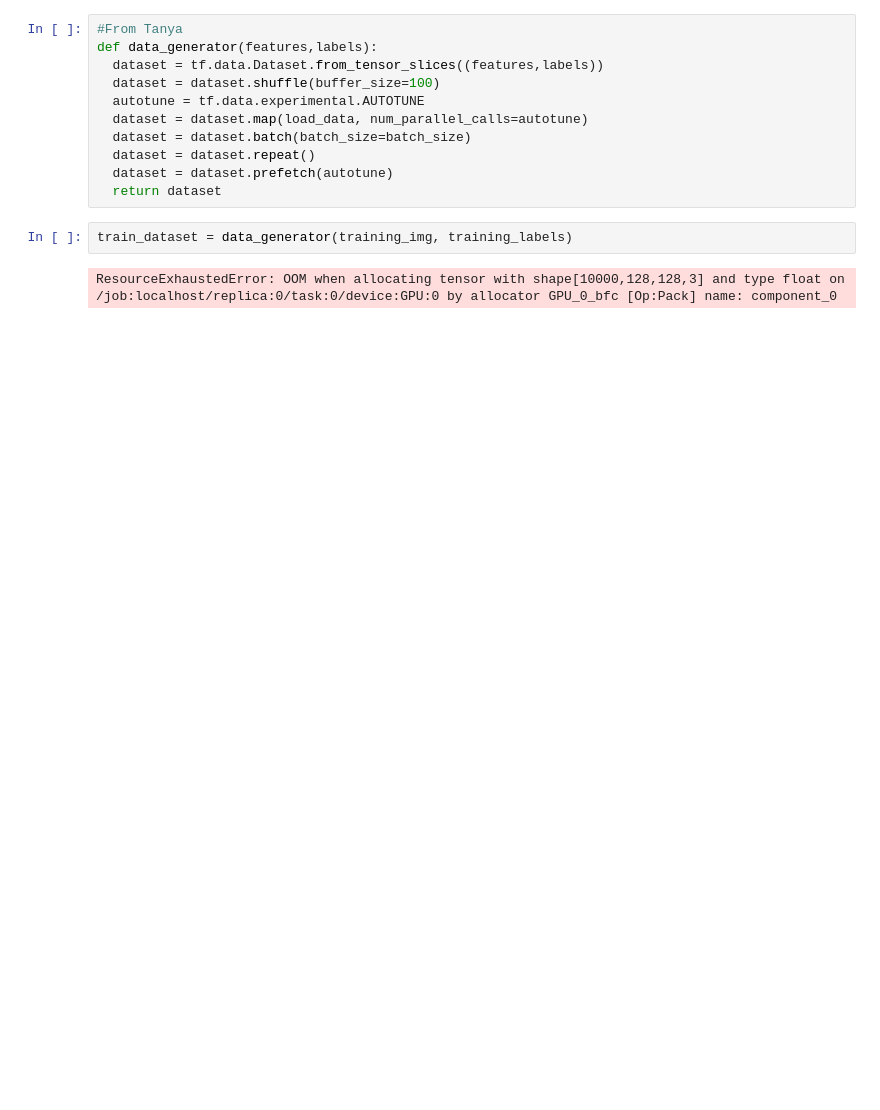
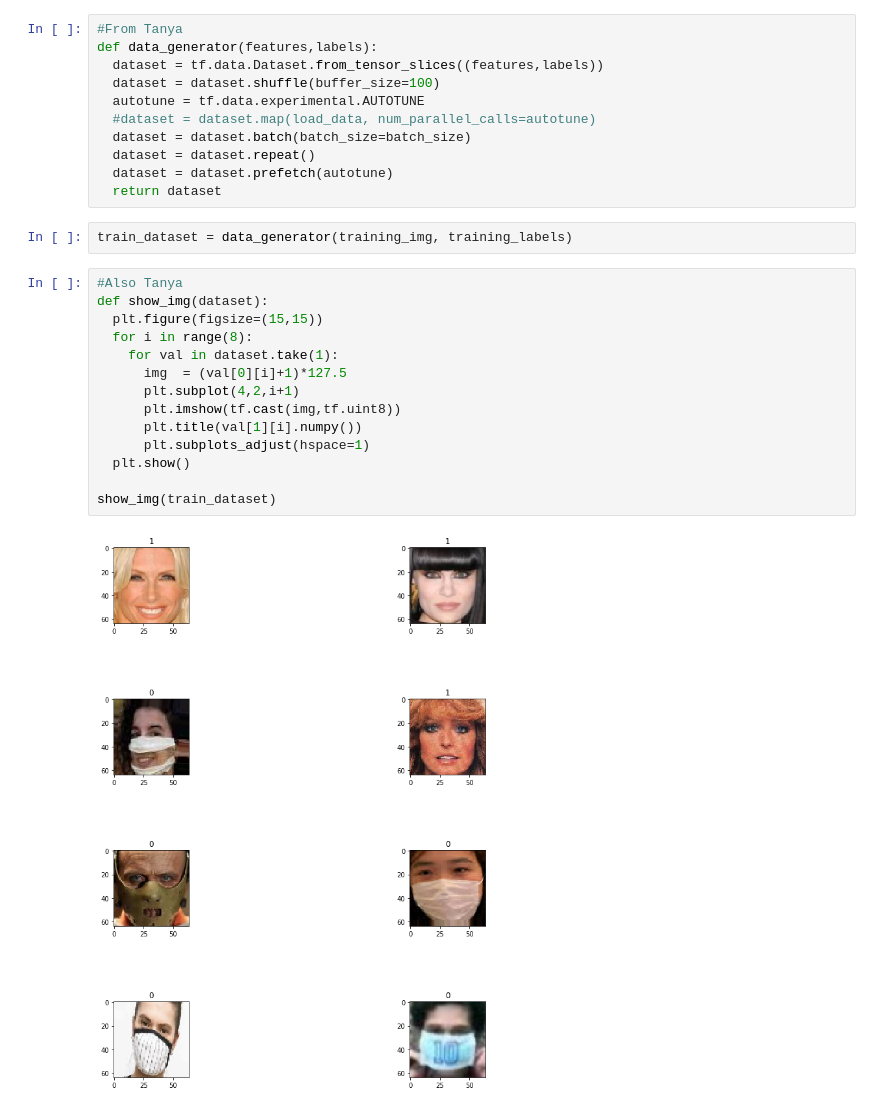
Before and after one commit to cSchubes/371q_mask_detection, a Jupyter notebook: Classifier_Training.ipynb, the cells around one changed output. Drawn from its saved outputs; the diff is of its cells as text; blank space fills up the shorter version.

Commit message:
Fixed shuffling and data loading

```diff
--- a/Classifier_Training.ipynb
+++ b/Classifier_Training.ipynb
@@ -47,12 +56,26 @@ def data_generator(features,labels):
   dataset = tf.data.Dataset.from_tensor_slices((features,labels))
   dataset = dataset.shuffle(buffer_size=100)
   autotune = tf.data.experimental.AUTOTUNE
-  dataset = dataset.map(load_data, num_parallel_calls=autotune)
+  #dataset = dataset.map(load_data, num_parallel_calls=autotune)
   dataset = dataset.batch(batch_size=batch_size)
   dataset = dataset.repeat()
   dataset = dataset.prefetch(autotune)
   return dataset
 # %%
 train_dataset = data_generator(training_img, training_labels)
-# %% [output]
-ResourceExhaustedError: OOM when allocating tensor with shape[10000,128,128,3] and type float on /job:localhost/replica:0/task:0/device:GPU:0 by allocator GPU_0_bfc [Op:Pack] name: component_0
+# %%
+#Also Tanya
+def show_img(dataset):
+  plt.figure(figsize=(15,15))
+  for i in range(8):
+    for val in dataset.take(1):
+      img  = (val[0][i]+1)*127.5
+      plt.subplot(4,2,i+1)
+      plt.imshow(tf.cast(img,tf.uint8))
+      plt.title(val[1][i].numpy())
+      plt.subplots_adjust(hspace=1)
+  plt.show()
+
+show_img(train_dataset)
+# %% [output]
+[figure, added]
```
Also changed, not shown: parts of 2 cells of this notebook.
